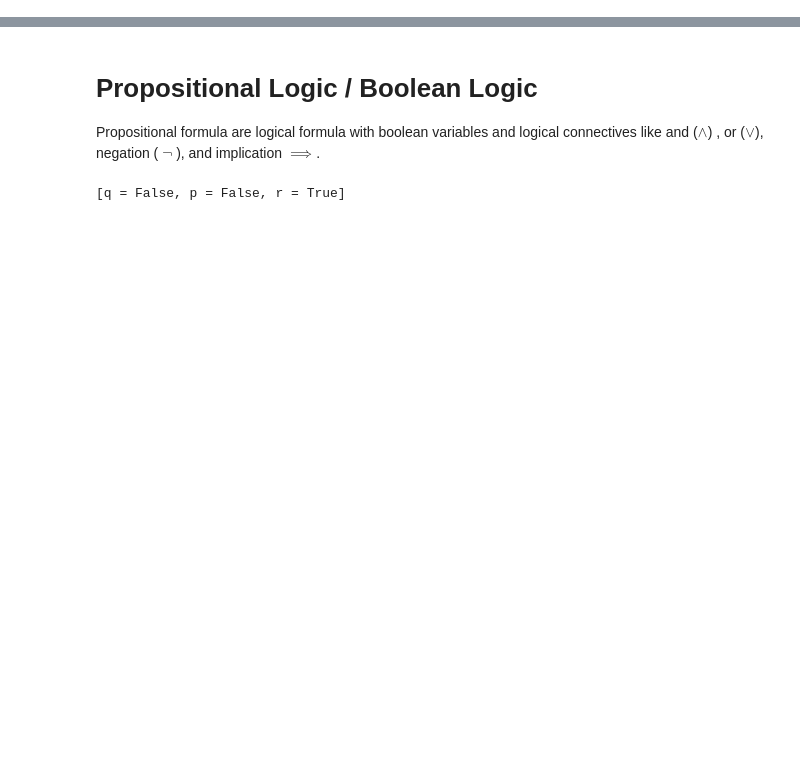
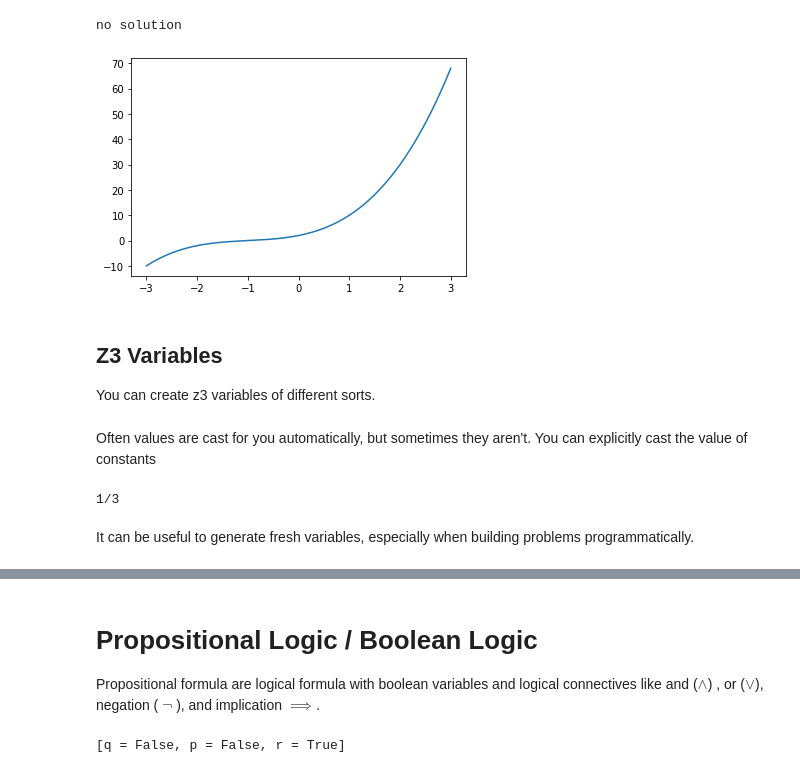
Before and after one commit to philzook58/z3_tutorial, a Jupyter notebook: Z3 Tutorial.ipynb, the cells around one changed output, grey strips where cells are left out. Cells and saved outputs as stored; diff of their text form; code cells hidden in the pictures; blank space fills up the shorter version.

```diff
--- a/Z3 Tutorial.ipynb
+++ b/Z3 Tutorial.ipynb
@@ -4,0 +88,19 @@ Z3 is a Satisfiability Modulo Theory solver made by Microsoft Research.
+# %%
+#my_solution: leave blank
+x = Real("x")
+solve(x**3 + 3*x**2 + 4*x + 2 == 0, x != -1)
+# %% [output]
+no solution
+# %%
+# Let's take a look
+import numpy as np
+import matplotlib.pyplot as plt
+xs = np.linspace(-3,3,200)
+plt.plot(xs,xs**3 + 3*xs**2 + 4*xs + 2)
+plt.show()
+# %% [output]
+[figure, added]
+# %% [markdown]
+## Z3 Variables
+
+You can create z3 variables of different sorts.
@@ -4,0 +117,11 @@ Z3 is a Satisfiability Modulo Theory solver made by Microsoft Research.
+# %% [markdown]
+Often values are cast for you automatically, but sometimes they aren't. You can explicitly cast the value of constants
+# %%
+print(BoolVal(True))
+print(RealVal(2.5))
+print(IntVal(7))
+print(Q(1,3))
+# %% [output]
+1/3
+# %% [markdown]
+It can be useful to generate fresh variables, especially when building problems programmatically.
```
Also changed, not shown: parts of 81 cells of this notebook, 13 other files.
